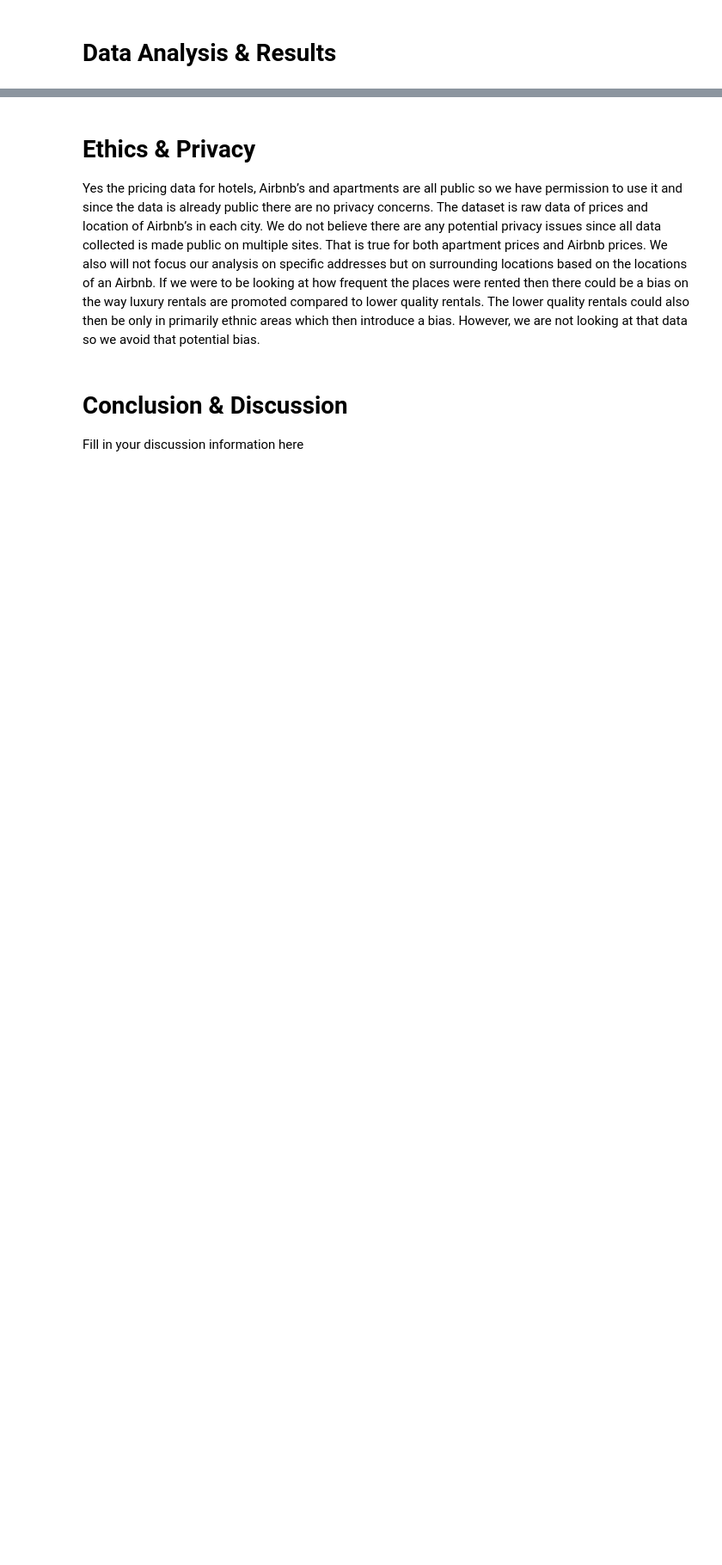
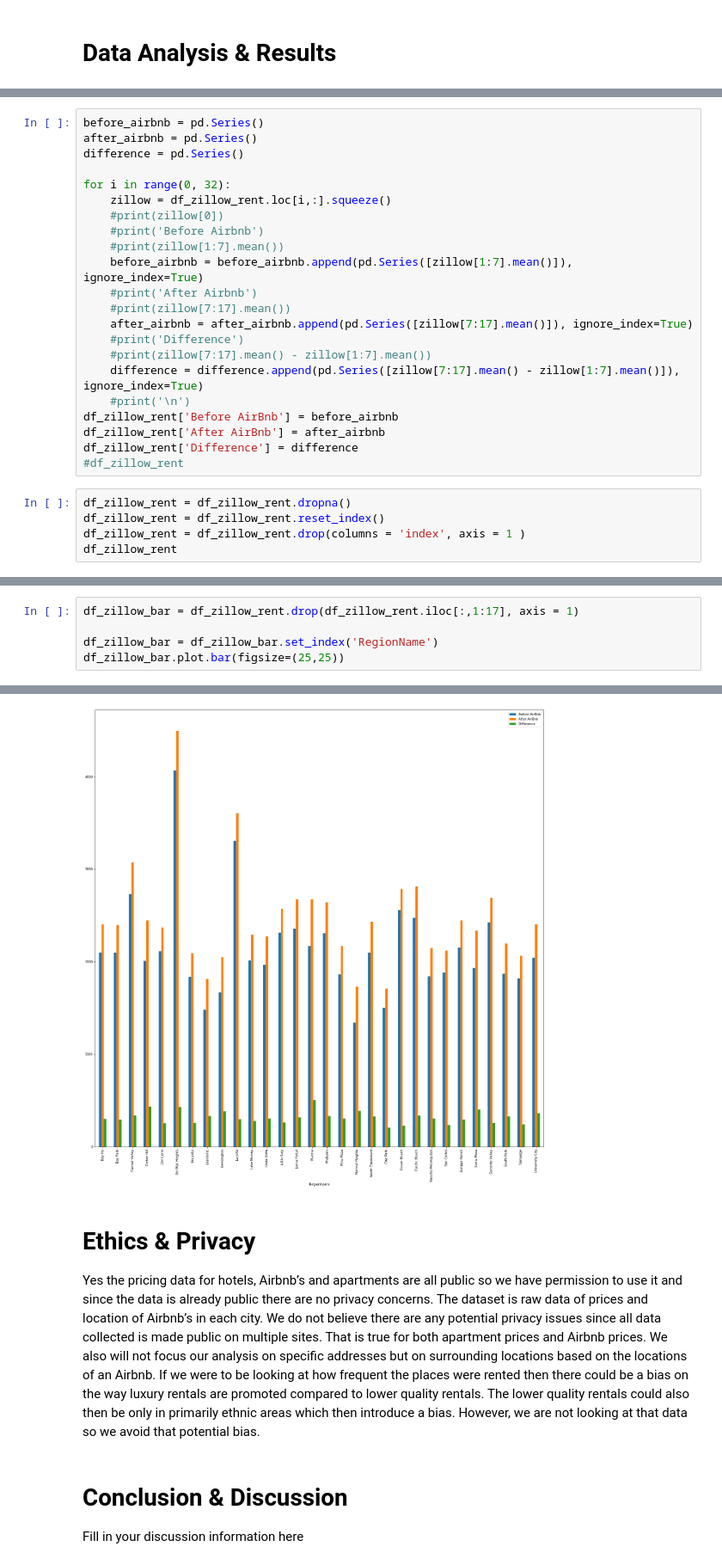
Before and after one commit to aaronaher619/COGS-108-Final-Project, a Jupyter notebook: Final_Project.ipynb, the cells around one changed output, grey strips where cells are left out. Shown at 86% size. Cells and saved outputs as stored; diff of their text form; blank space fills up the shorter version.

Commit message:
Bar graph added

```diff
--- a/Final_Project.ipynb
+++ b/Final_Project.ipynb
@@ -273,0 +249,27 @@ dtype: float64
+# %%
+before_airbnb = pd.Series()
+after_airbnb = pd.Series()
+difference = pd.Series()
+
+for i in range(0, 32):
+    zillow = df_zillow_rent.loc[i,:].squeeze()
+    #print(zillow[0])
+    #print('Before Airbnb')
+    #print(zillow[1:7].mean())
+    before_airbnb = before_airbnb.append(pd.Series([zillow[1:7].mean()]), ignore_index=True)
+    #print('After Airbnb')
+    #print(zillow[7:17].mean())
+    after_airbnb = after_airbnb.append(pd.Series([zillow[7:17].mean()]), ignore_index=True)
+    #print('Difference')
+    #print(zillow[7:17].mean() - zillow[1:7].mean())
+    difference = difference.append(pd.Series([zillow[7:17].mean() - zillow[1:7].mean()]), ignore_index=True)
+    #print('\n')
+df_zillow_rent['Before AirBnb'] = before_airbnb
+df_zillow_rent['After AirBnb'] = after_airbnb
+df_zillow_rent['Difference'] = difference
+#df_zillow_rent
+# %%
+df_zillow_rent = df_zillow_rent.dropna()
+df_zillow_rent = df_zillow_rent.reset_index()
+df_zillow_rent = df_zillow_rent.drop(columns = 'index', axis = 1 )
+df_zillow_rent
@@ -273,0 +294,6 @@ dtype: float64
+# %%
+df_zillow_bar = df_zillow_rent.drop(df_zillow_rent.iloc[:,1:17], axis = 1)
+
+df_zillow_bar = df_zillow_bar.set_index('RegionName')
+df_zillow_bar.plot.bar(figsize=(25,25))
+# %% [output]
@@ -274,3 +301,4 @@ dtype: float64
+[figure, added]
 # %% [markdown]
 # Ethics & Privacy
 
```
Also changed, not shown: parts of 6 cells of this notebook.
